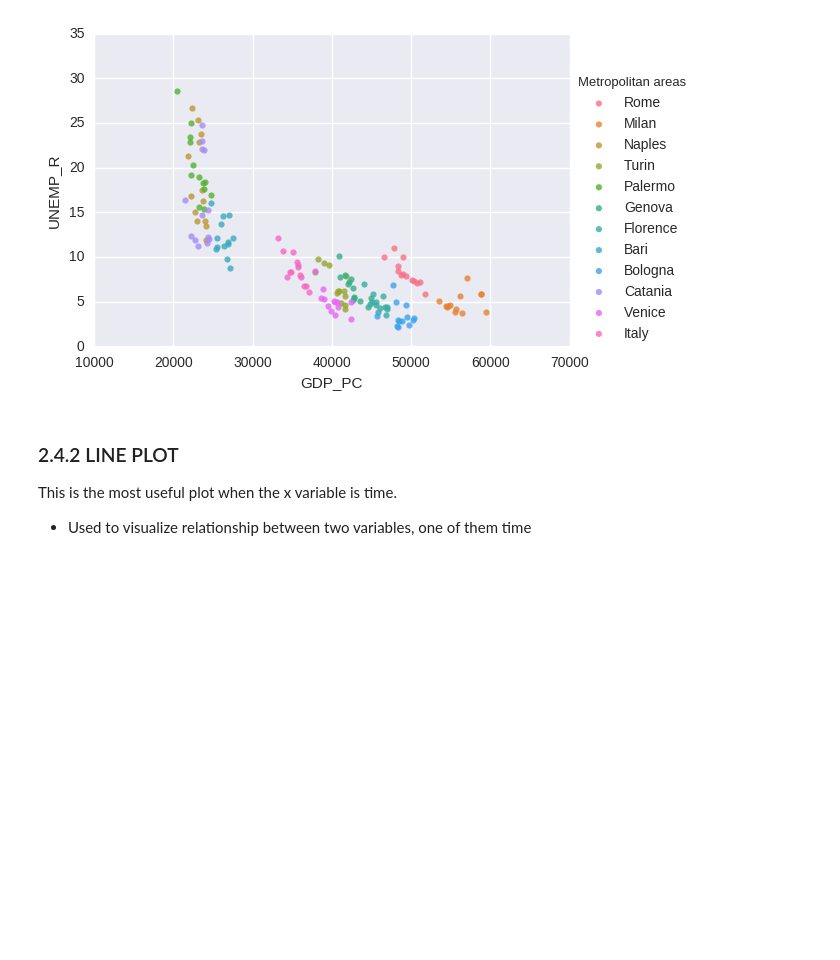
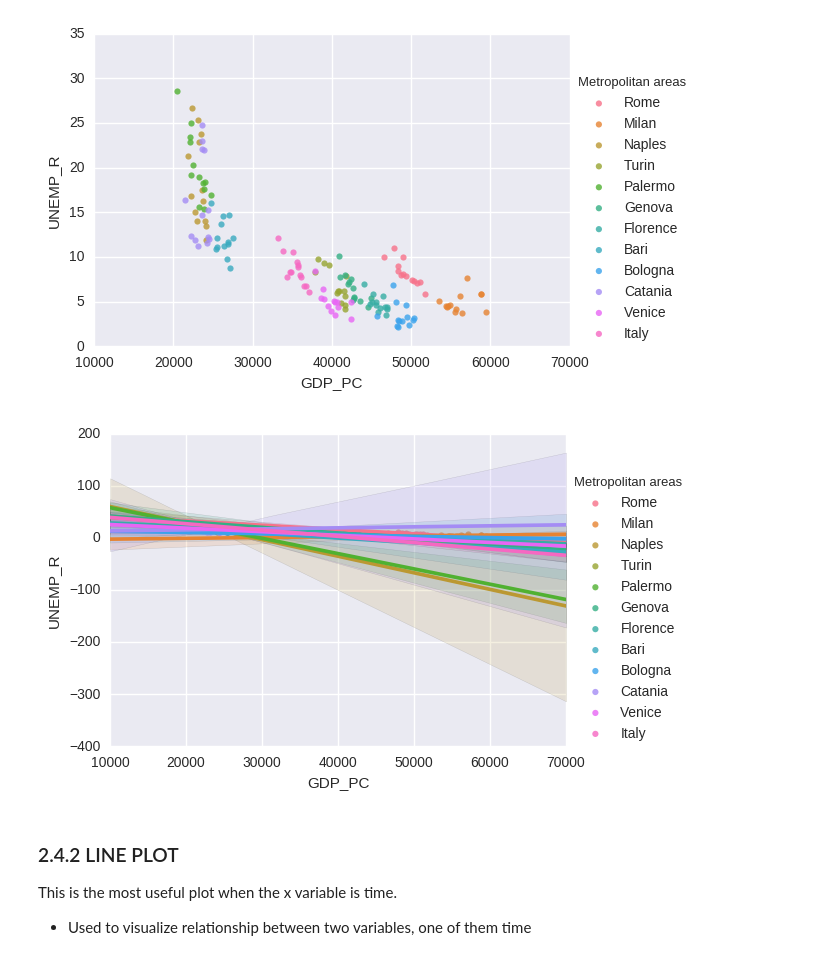
Before and after one commit to jgarciab/wwd2018, a Jupyter notebook: 5_DataViz/class3b_data_visualization.ipynb, the cells around one changed output. Saved outputs shown, nothing was run; the diff lists cells and outputs as text; code cells hidden in the pictures; blank space fills up the shorter version.

```diff
--- a/5_DataViz/class3b_data_visualization.ipynb
+++ b/5_DataViz/class3b_data_visualization.ipynb
@@ -409,6 +409,11 @@ sns.lmplot(x="GDP_PC",y="UNEMP_R",hue="Metropolitan areas",data=df, fit_reg=Fals
 plt.show()
 # %% [output]
 [figure]
+# %%
+sns.lmplot(x="GDP_PC",y="UNEMP_R",hue="Metropolitan areas",data=df, fit_reg=True,size=4,aspect=1.4)
+plt.show()
+# %% [output]
+[figure, added]
 # %% [markdown]
 ### 2.4.2 LINE PLOT
 This is the most useful plot when the x variable is time.
```
Also changed, not shown: parts of 10 cells of this notebook, 11 other files.
